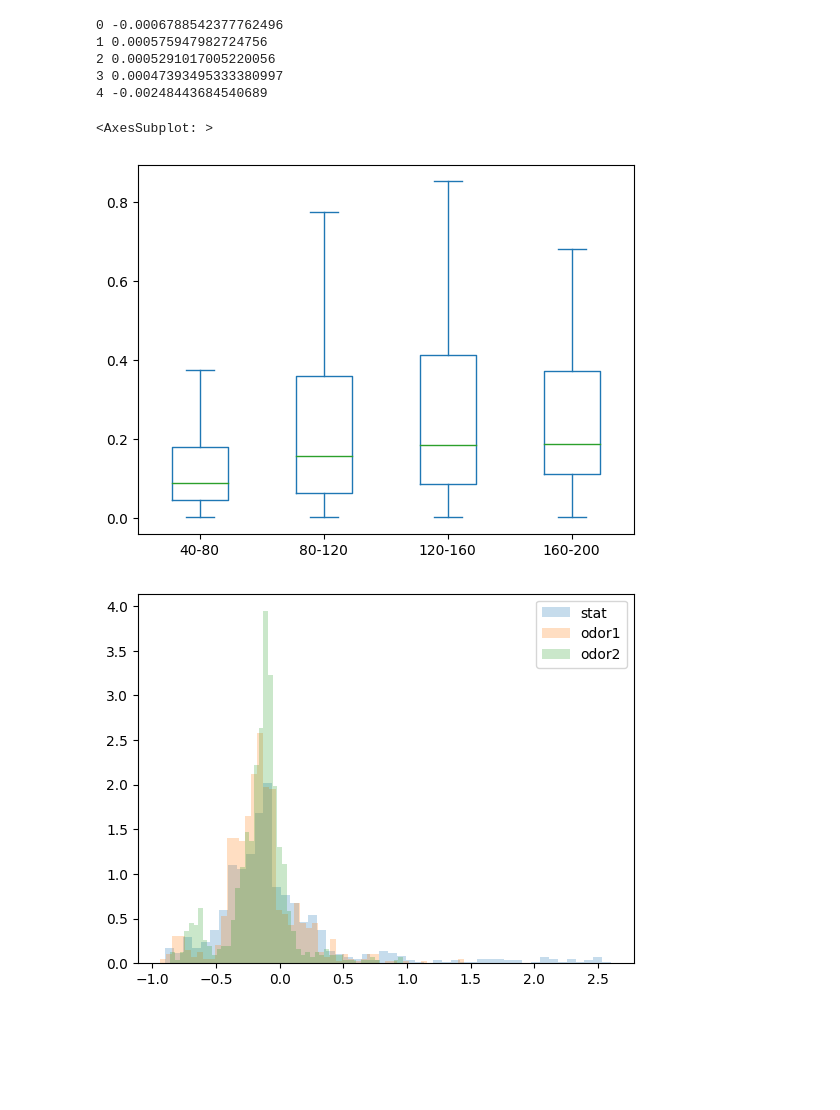
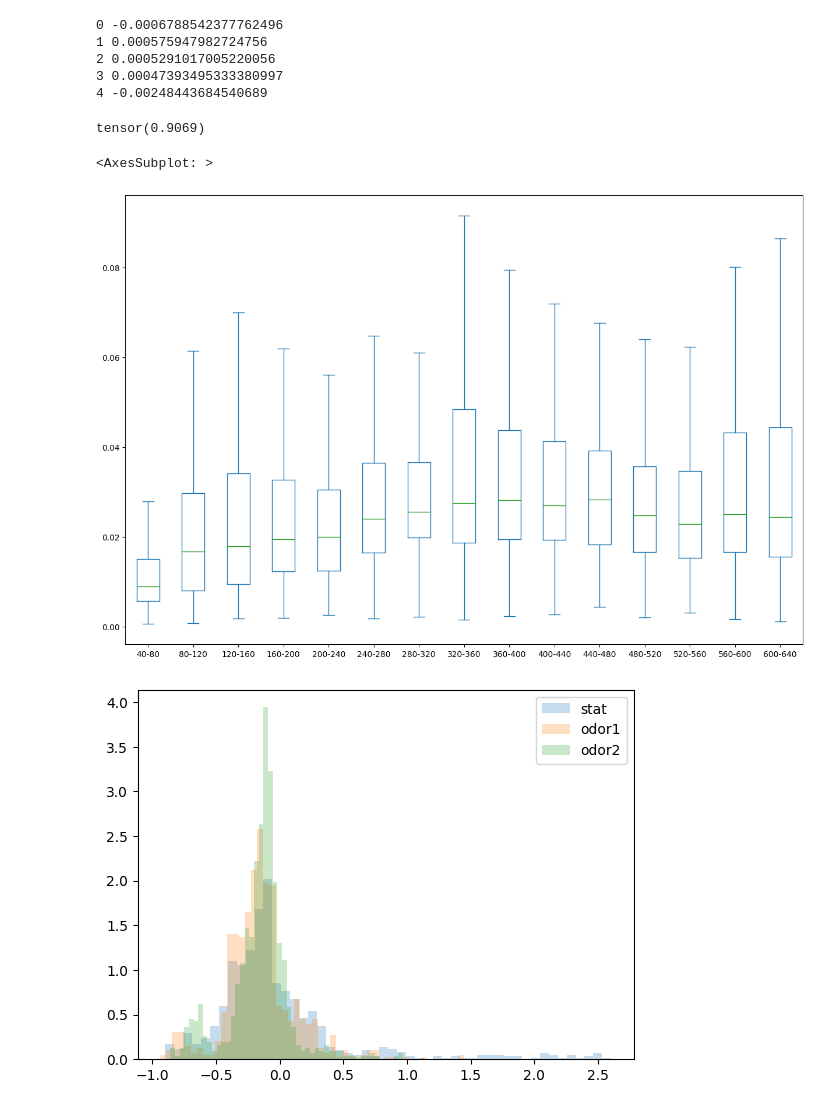
Before and after one commit to chinsengi/score_RNN, a Jupyter notebook: misc.ipynb, the cells around one changed output. Saved outputs shown, nothing was run; the diff lists cells and outputs as text; code cells hidden in the pictures; blank space fills up the shorter version.

Commit message:
plot dist

```diff
--- a/misc.ipynb
+++ b/misc.ipynb
@@ -224,19 +224,23 @@ for neuron_idx in neuron_list:
 2 0.0005291017005220056
 3 0.00047393495333380997
 4 -0.00248443684540689
-# %%
-w_dist = np.zeros((4, 189))
-for neuron_idx in range(189):
-    w_dist[0,neuron_idx] = wasserstein_distance(data.activity_worms[:40,:,neuron_idx].flatten(), data.activity_worms[40:80,:,neuron_idx].flatten())
-    w_dist[1,neuron_idx] = wasserstein_distance(data.activity_worms[:40,:,neuron_idx].flatten(), data.activity_worms[80:120,:,neuron_idx].flatten())
-    w_dist[2,neuron_idx] = wasserstein_distance(data.activity_worms[:40,:,neuron_idx].flatten(), data.activity_worms[120:160,:,neuron_idx].flatten())
-    w_dist[3,neuron_idx] = wasserstein_distance(data.activity_worms[:40,:,neuron_idx].flatten(), data.activity_worms[160:200,:,neuron_idx].flatten())
-    print
-df = pd.DataFrame(w_dist.T, columns=['40-80', '80-120', '120-160', '160-200'])
-df.plot(kind='box', showfliers=False)
-# %% [output]
-<AxesSubplot: >
-[figure, removed]
+# %%
+data.activity_worms.max()
+# %% [output]
+tensor(0.9069)
+# %%
+n_int = 15
+w_dist = np.zeros((n_int, 189))
+for neuron_idx in range(189):
+    for i in range(n_int):
+        w_dist[i,neuron_idx] = wasserstein_distance(data.activity_worms[:40,:,neuron_idx].flatten(), data.activity_worms[40*(i+1):40*(i+2),:,neuron_idx].flatten())
+
+
+df = pd.DataFrame(w_dist.T, columns=[f'{40*(i+1)}-{40*(i+2)}' for i in range(n_int)])
+df.plot(kind='box', showfliers=False, figsize=(15,10))
+# %% [output]
+<AxesSubplot: >
+[figure, added]
 # %%
 neuron_idx = 7
 # stat_data = data.all_activity[~data.odor_mask,:,:]
```
